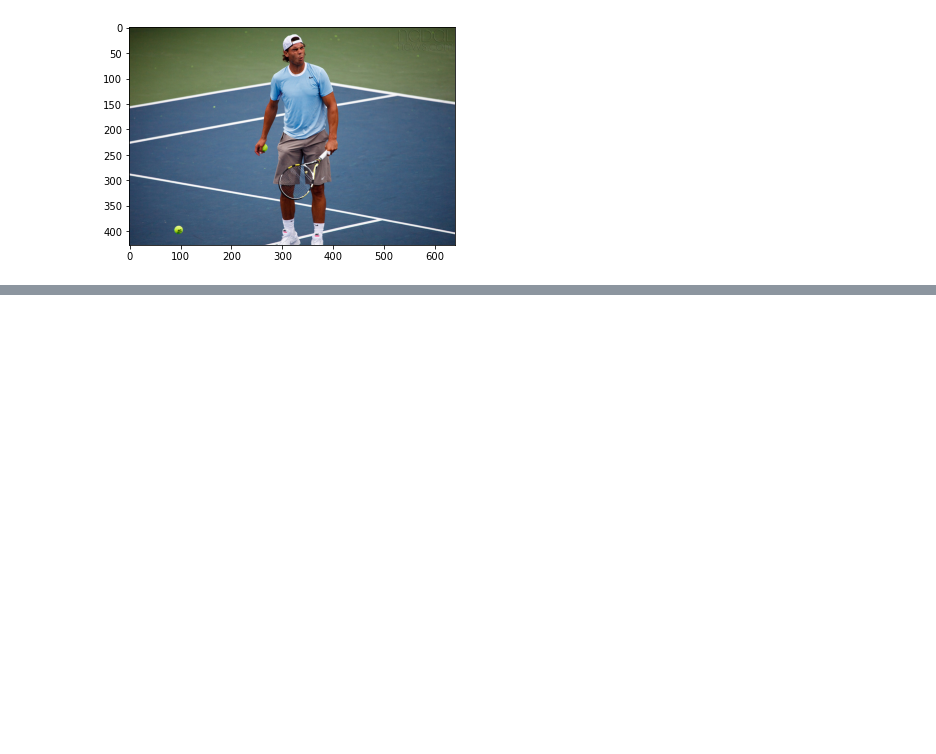
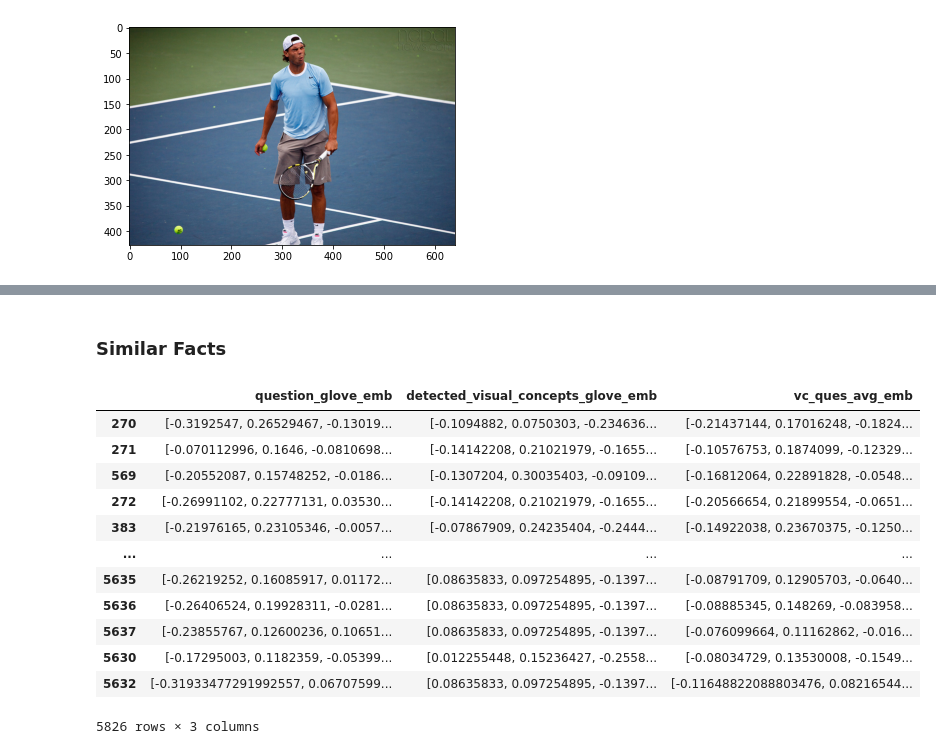
Before and after one commit to afzaalhussain50/fvqa-features-generation, a Jupyter notebook: fvqa_feature_generations.ipynb, the cells around one changed output, grey strips where cells are left out. Saved outputs shown, nothing was run; the diff lists cells and outputs as text; code cells hidden in the pictures; blank space fills up the shorter version.

```diff
--- a/fvqa_feature_generations.ipynb
+++ b/fvqa_feature_generations.ipynb
@@ -99,0 +308,9 @@ COCO_val2014_000000011567.jpg
+# %%
+embeddings_dict = {}
+path_glove300d = "F:\\NUST\\thesis_local\\Practice\\straight-to-the-fact\\glove.6B"
+with open(os.path.join(path_glove300d, "glove.6B.300d.txt"), 'r', encoding="utf-8") as f:
+    for line in f:
+        values = line.split()
+        word = values[0]
+        vector = np.asarray(values[1:], "float32")
+        embeddings_dict[word] = vector
@@ -99,0 +345,52 @@ COCO_val2014_000000011567.jpg
+# %% [markdown]
+### Similar Facts
+# %%
+from string import punctuation
+def question_glove_embedding(question):
+    question = ''.join([q for q in question if q not in punctuation])
+    question = question.split()
+    question_words_emb = []
+    for w in question:
+        try:
+            question_words_emb.append(embeddings_dict[w.lower()])
+        except KeyError:
+            question_words_emb.append(np.zeros(300))
+    data = np.array(question_words_emb)
+    question_glove_emb = np.average(data, axis=0)
+    return question_glove_emb
+
+def visual_concept_glove_embedding(vc):
+    vc = ' '.join([word for word in vc if word not in punctuation])
+    vc = vc.replace('_', ' ')
+    vc = vc.replace('/', ' ')
+    vc_splits = vc.split()
+    vc_words_emb = []
+    for w in vc_splits:
+        try:
+            vc_words_emb.append(embeddings_dict[w.lower()])
+        except KeyError:
+            vc_words_emb.append(np.zeros(300))
+    data = np.array(vc_words_emb)
+    visual_concepts_glove_emb = np.average(data, axis=0)
+    return visual_concepts_glove_emb
+# %%
+merged_ques_facts_df['question_glove_emb'] = merged_ques_facts_df['question'].apply(lambda q:question_glove_embedding(q))
+merged_ques_facts_df['detected_visual_concepts_glove_emb'] = merged_ques_facts_df['detected_visual_concepts'].apply(lambda vc:visual_concept_glove_embedding(vc))
+merged_ques_facts_df['vc_ques_avg_emb'] = merged_ques_facts_df.apply(lambda x: np.average([x['question_glove_emb'], x['detected_visual_concepts_glove_emb']], axis=0), axis=1)
+# %%
+col_filter = ['question_glove_emb', 'detected_visual_concepts_glove_emb', 'vc_ques_avg_emb']
+merged_ques_facts_df[col_filter]
+# %% [output]
+|  | question_glove_emb | detected_visual_concepts_glove_emb | vc_ques_avg_emb |
+| 270 | [-0.3192547, 0.26529467, -0.13019... | [-0.1094882, 0.0750303, -0.234636... | [-0.21437144, 0.17016248, -0.1824... |
+| 271 | [-0.070112996, 0.1646, -0.0810698... | [-0.14142208, 0.21021979, -0.1655... | [-0.10576753, 0.1874099, -0.12329... |
+| 569 | [-0.20552087, 0.15748252, -0.0186... | [-0.1307204, 0.30035403, -0.09109... | [-0.16812064, 0.22891828, -0.0548... |
+| 272 | [-0.26991102, 0.22777131, 0.03530... | [-0.14142208, 0.21021979, -0.1655... | [-0.20566654, 0.21899554, -0.0651... |
+| 383 | [-0.21976165, 0.23105346, -0.0057... | [-0.07867909, 0.24235404, -0.2444... | [-0.14922038, 0.23670375, -0.1250... |
+| ... | ... | ... | ... |
+| 5635 | [-0.26219252, 0.16085917, 0.01172... | [0.08635833, 0.097254895, -0.1397... | [-0.08791709, 0.12905703, -0.0640... |
+| 5636 | [-0.26406524, 0.19928311, -0.0281... | [0.08635833, 0.097254895, -0.1397... | [-0.08885345, 0.148269, -0.083958... |
+| 5637 | [-0.23855767, 0.12600236, 0.10651... | [0.08635833, 0.097254895, -0.1397... | [-0.076099664, 0.11162862, -0.016... |
+| 5630 | [-0.17295003, 0.1182359, -0.05399... | [0.012255448, 0.15236427, -0.2558... | [-0.08034729, 0.13530008, -0.1549... |
+| 5632 | [-0.31933477291992557, 0.06707599... | [0.08635833, 0.097254895, -0.1397... | [-0.11648822088803476, 0.08216544... |
+5826 rows × 3 columns
```
Also changed, not shown: parts of 10 cells of this notebook, 4 other files.
